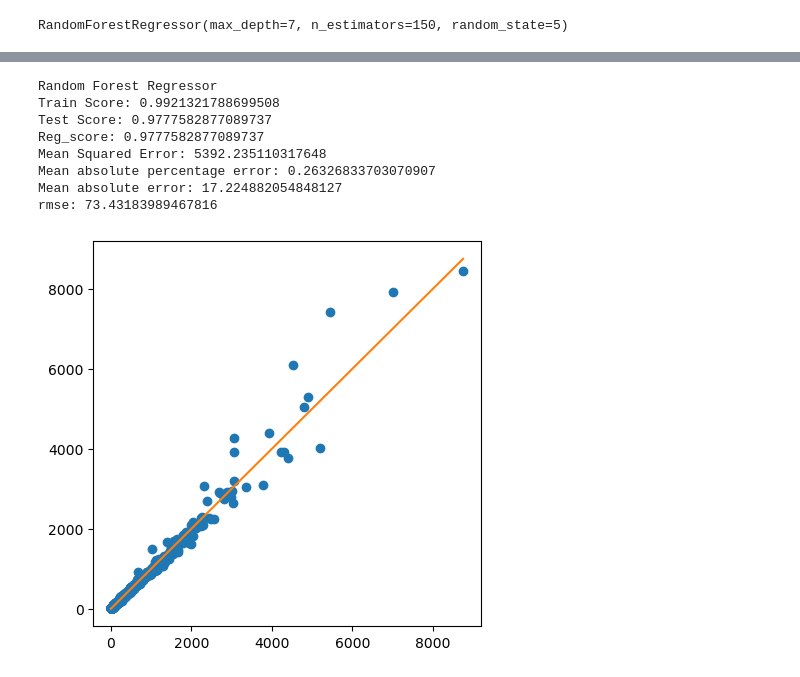
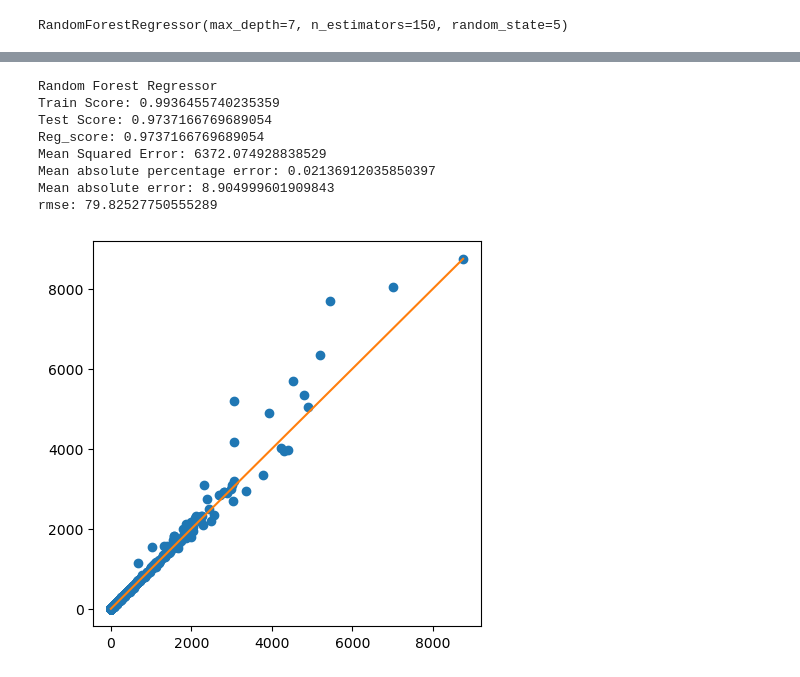
Before and after one commit to jmpealy/project-4-ML-integration, a Jupyter notebook: model_jason.ipynb, the cells around one changed output, grey strips where cells are left out. Cells and saved outputs as stored; diff of their text form; code cells hidden in the pictures.

Commit message:
modified model_jason

```diff
--- a/model_jason.ipynb
+++ b/model_jason.ipynb
@@ -272,3 +270,19 @@ X_train.shape
 X_test.shape
 # %% [output]
 (2954, 12)
+# %%
+# Optimize parameters
+# Used the following link as a reference for cross validation
+# https://stackoverflow.com/questions/73523144/cross-validation-for-random-forest-regression
+X_train, X_test, y_train, y_test = train_test_split(X, y, test_size=0.33, random_state=42)
+
+param_grid = {
+    'max_depth': [5,10,20],
+    'max_features' : [5,10,20],
+    'n_estimators': [20,50]}
+
+grid_search = GridSearchCV(estimator=RandomForestRegressor(random_state=0),
+param_grid=param_grid,cv=KFold(n_splits=5, shuffle=True, random_state=1))
+
+
+grid_search.fit(X_train, y_train)
@@ -274,0 +294,14 @@ X_test.shape
+# %%
+#Perform cross validation
+rf = RandomForestRegressor(
+                           n_estimators = grid_search.best_params_['n_estimators'],
+                           max_features = grid_search.best_params_['max_features'],
+                           max_depth = grid_search.best_params_['max_depth'],
+                           random_state = 0)
+
+rf.fit(X_train, y_train)
+
+n_scores = cross_val_score(rf, X_train, y_train,
+                           cv=KFold(n_splits=5, shuffle=True, random_state=1)).mean()
+
+n_scores
@@ -278,5 +313,5 @@ rf_regressor = RandomForestRegressor(n_estimators=150,max_depth=7,random_state=5
 # %%
-# Fitting the model
-rf_regressor.fit(X_train, y_train)
+# # Fitting the model
+# rf_regressor.fit(X_train, y_train)
 # %% [output]
 RandomForestRegressor(max_depth=7, n_estimators=150, random_state=5)
@@ -327,34 +367,34 @@ importances_sorted.plot(kind='barh', color='lightgreen', title= 'Features Import
 # %%
 #Run predictions
-y_pred = rf_regressor.predict(X_test)
+y_pred = rf.predict(X_test)
 mse = mean_squared_error(y_test, y_pred)
 rmse = mse**(1/2)
 mape = mean_absolute_percentage_error(y_test , y_pred)
 mae = mean_absolute_error(y_test , y_pred)
 reg_score = r2_score(y_test, y_pred)
 print("Random Forest Regressor")
-print("Train Score:", rf_regressor.score(X_train, y_train))
-print("Test Score:", rf_regressor.score(X_test, y_test))
+print("Train Score:", rf.score(X_train, y_train))
+print("Test Score:", rf.score(X_test, y_test))
 print('Reg_score:', reg_score )
 print('Mean Squared Error:', mse)
 print('Mean absolute percentage error:', mape )
 print('Mean absolute error:', mae)
 print('rmse:', rmse)
 
 #Plot the results
 fig = plt.figure(figsize=(5,5))
 ax = fig.add_subplot(111)
 ax.errorbar(y_test, y_pred, fmt='o')
 ax.errorbar([1, y_test.max()], [1, y_test.max()])
 plt.show()
 print()
 # %% [output]
 Random Forest Regressor
-Train Score: 0.9921321788699508
-Test Score: 0.9777582877089737
-Reg_score: 0.9777582877089737
-Mean Squared Error: 5392.235110317648
-Mean absolute percentage error: 0.26326833703070907
-Mean absolute error: 17.224882054848127
-rmse: 73.43183989467816
+Train Score: 0.9936455740235359
+Test Score: 0.9737166769689054
+Reg_score: 0.9737166769689054
+Mean Squared Error: 6372.074928838529
+Mean absolute percentage error: 0.02136912035850397
+Mean absolute error: 8.904999601909843
+rmse: 79.82527750555289
-[figure, old version]
+[figure, new version]
```
Also changed, not shown: parts of 9 cells of this notebook.
